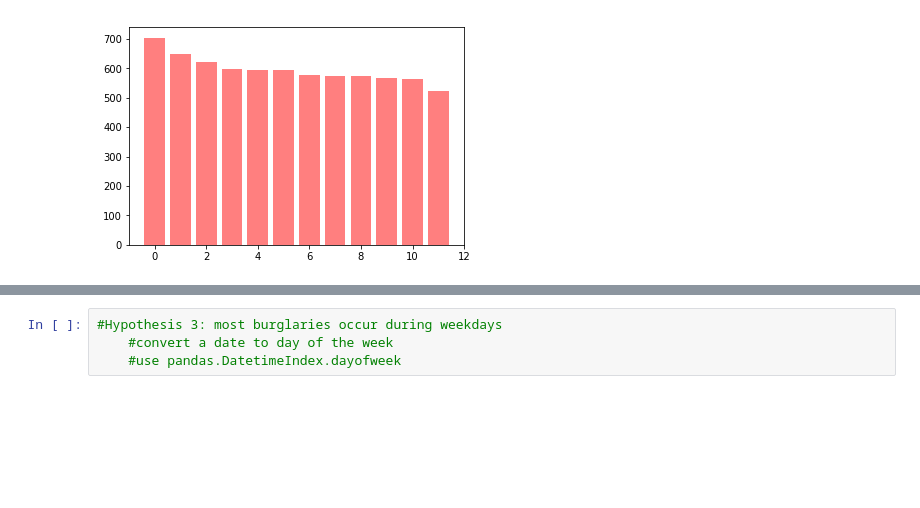
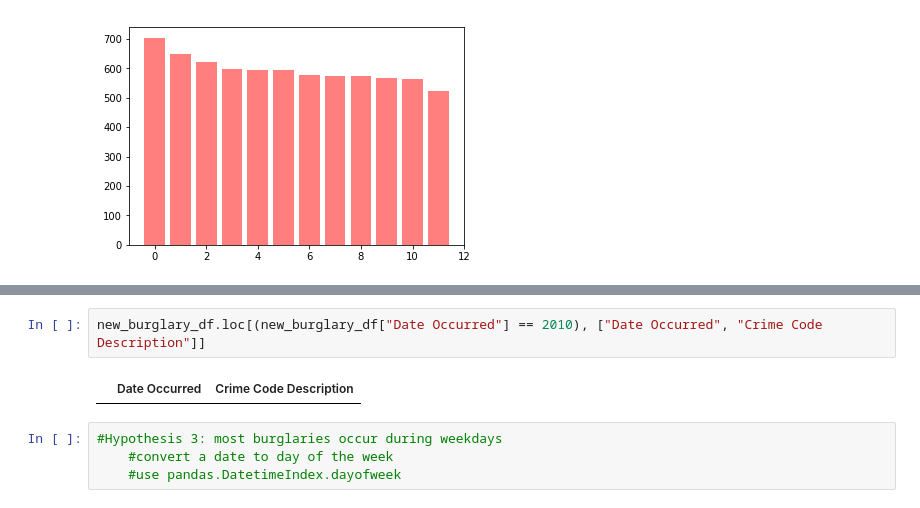
Before and after one commit to egome007/Project_1, a Jupyter notebook: code/data.lacity.org_api-pull.ipynb, the cells around one changed output, grey strips where cells are left out. Drawn from its saved outputs; the diff is of its cells as text; blank space fills up the shorter version.

```diff
--- a/code/data.lacity.org_api-pull.ipynb
+++ b/code/data.lacity.org_api-pull.ipynb
@@ -264,6 +263,10 @@ new_burglary_df
 | 7138 | 77th Street | BURGLARY | 2010-02-22 | 2010-02-28 | 101208493 | 33.9980 | -118.3089 | 1700 W 50TH ST | ... |
 | 7139 | 77th Street | BURGLARY | 2010-02-28 | 2010-03-01 | 101208552 | 33.9873 | -118.3235 | 5900 6TH AV | ... |
 7140 rows × 10 columns
+# %%
+new_burglary_df.loc[(new_burglary_df["Date Occurred"] == 2010), ["Date Occurred", "Crime Code Description"]]
+# %% [output]
+|  | Date Occurred | Crime Code Description |
 # %%
 #Hypothesis 3: most burglaries occur during weekdays
     #convert a date to day of the week
```
Also changed, not shown: parts of 2 cells of this notebook.
